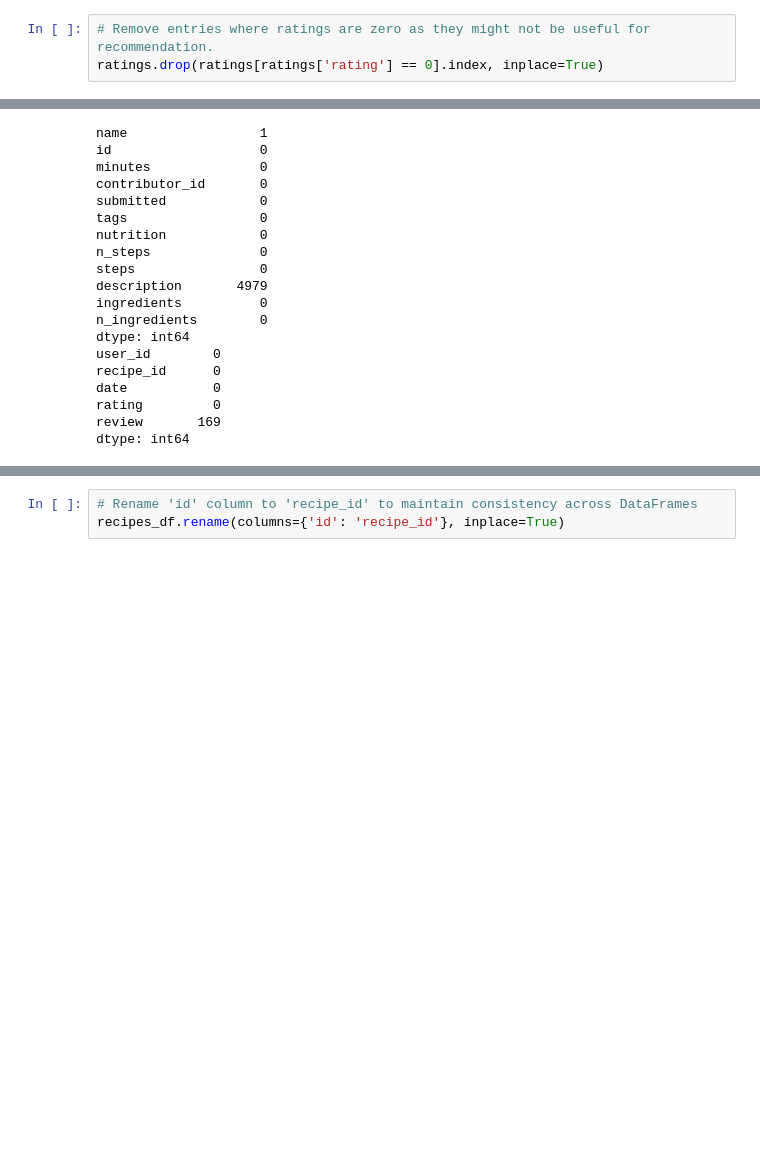
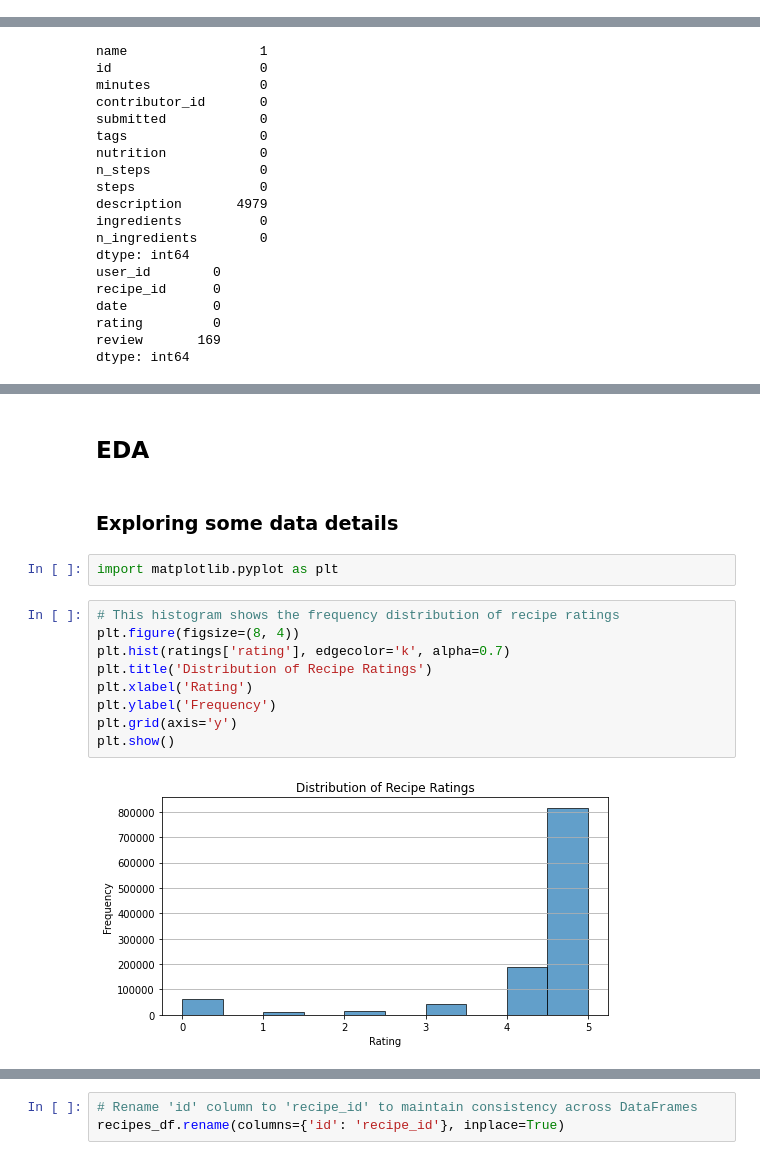
Before and after one commit to 353-KeithFernandes/PPCapstone, a Jupyter notebook: Food_recommendation_system.ipynb, the cells around one changed output, grey strips where cells are left out. Saved outputs shown, nothing was run; the diff lists cells and outputs as text; blank space fills up the shorter version.

```diff
--- a/Food_recommendation_system.ipynb
+++ b/Food_recommendation_system.ipynb
@@ -49,3 +99,0 @@ dtype: int64
-# %%
-# Remove entries where ratings are zero as they might not be useful for recommendation.
-ratings.drop(ratings[ratings['rating'] == 0].index, inplace=True)
@@ -94,0 +166,17 @@ recipes['description'].fillna(recipe_no_description, inplace=True)
+# %% [markdown]
+## EDA
+# %% [markdown]
+### Exploring some data details
+# %%
+import matplotlib.pyplot as plt
+# %%
+# This histogram shows the frequency distribution of recipe ratings
+plt.figure(figsize=(8, 4))
+plt.hist(ratings['rating'], edgecolor='k', alpha=0.7)
+plt.title('Distribution of Recipe Ratings')
+plt.xlabel('Rating')
+plt.ylabel('Frequency')
+plt.grid(axis='y')
+plt.show()
+# %% [output]
+[figure, added]
```
Also changed, not shown: parts of 29 cells of this notebook.
